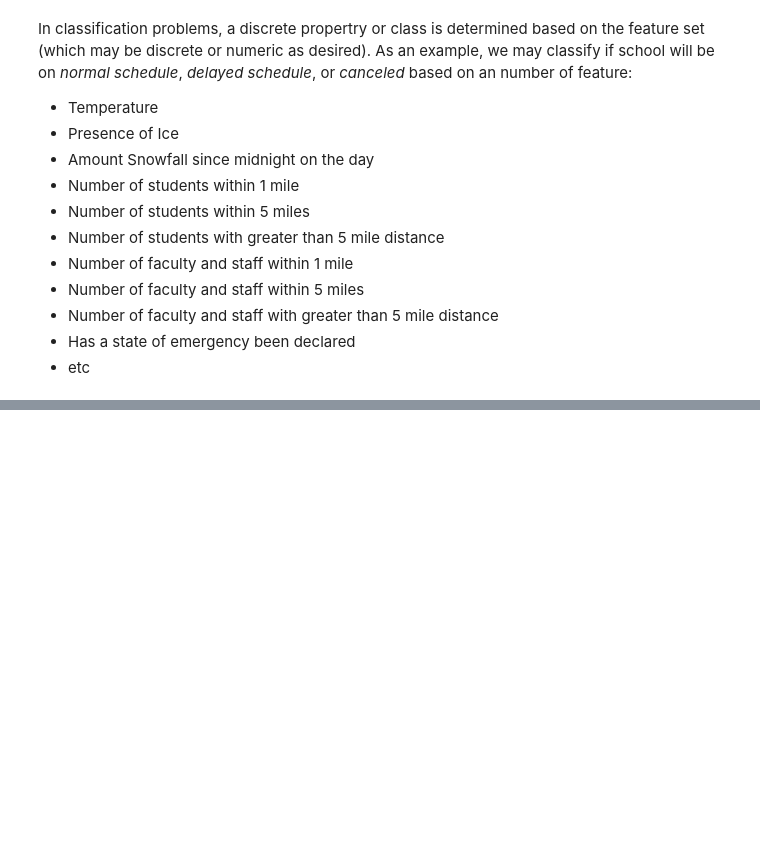
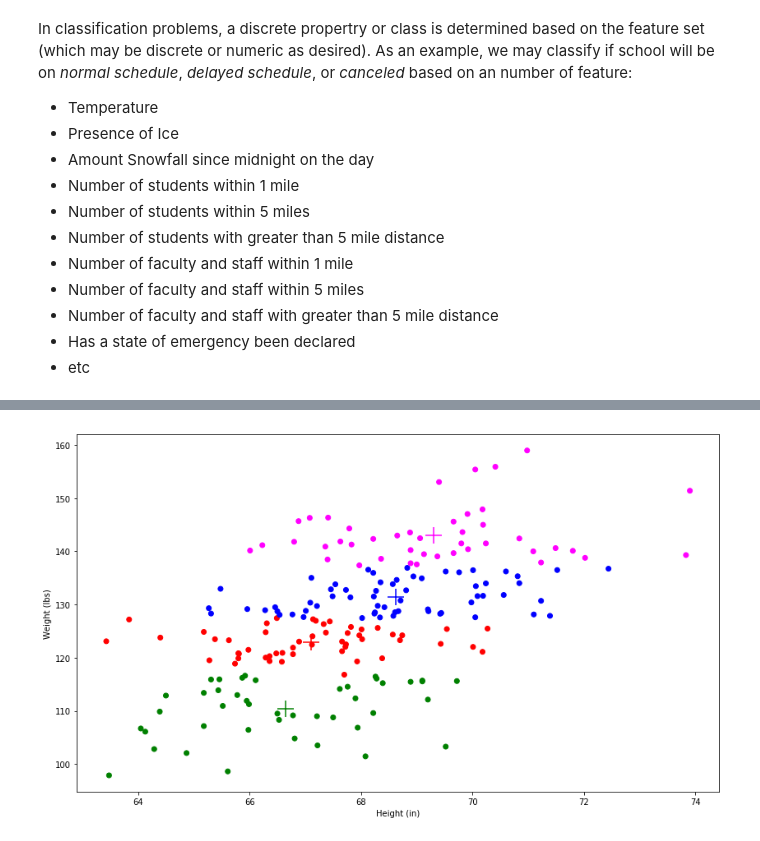
Before and after one commit to chrisblanton/PSU_ICS_MachineLearning, a Jupyter notebook: Spring2019/Workshop1_Introduction/0_Introduction.ipynb, the cells around one changed output, grey strips where cells are left out. Cells and saved outputs as stored; diff of their text form; code cells hidden in the pictures; blank space fills up the shorter version.

```diff
--- a/Spring2019/Workshop1_Introduction/0_Introduction.ipynb
+++ b/Spring2019/Workshop1_Introduction/0_Introduction.ipynb
@@ -95,0 +162,13 @@ In classification problems, a discrete propertry or class is determined based on
+# %%
+def input_fn():
+  return tf.constant(hw_frame.as_matrix(), tf.float32, hw_frame.shape), None
+# %%
+tf.logging.set_verbosity(tf.logging.ERROR)
+kmeans = tf.contrib.learn.KMeansClustering(num_clusters=4, relative_tolerance=0.0001)
+_ = kmeans.fit(input_fn=input_fn)
+# %%
+clusters = kmeans.clusters()
+assignments = list(kmeans.predict_cluster_idx(input_fn=input_fn))
+ScatterPlot(hw_frame.Height, hw_frame.Weight, assignments, clusters)
+# %% [output]
+[figure, added]
```
Also changed, not shown: parts of 12 cells of this notebook, 6 other files.
